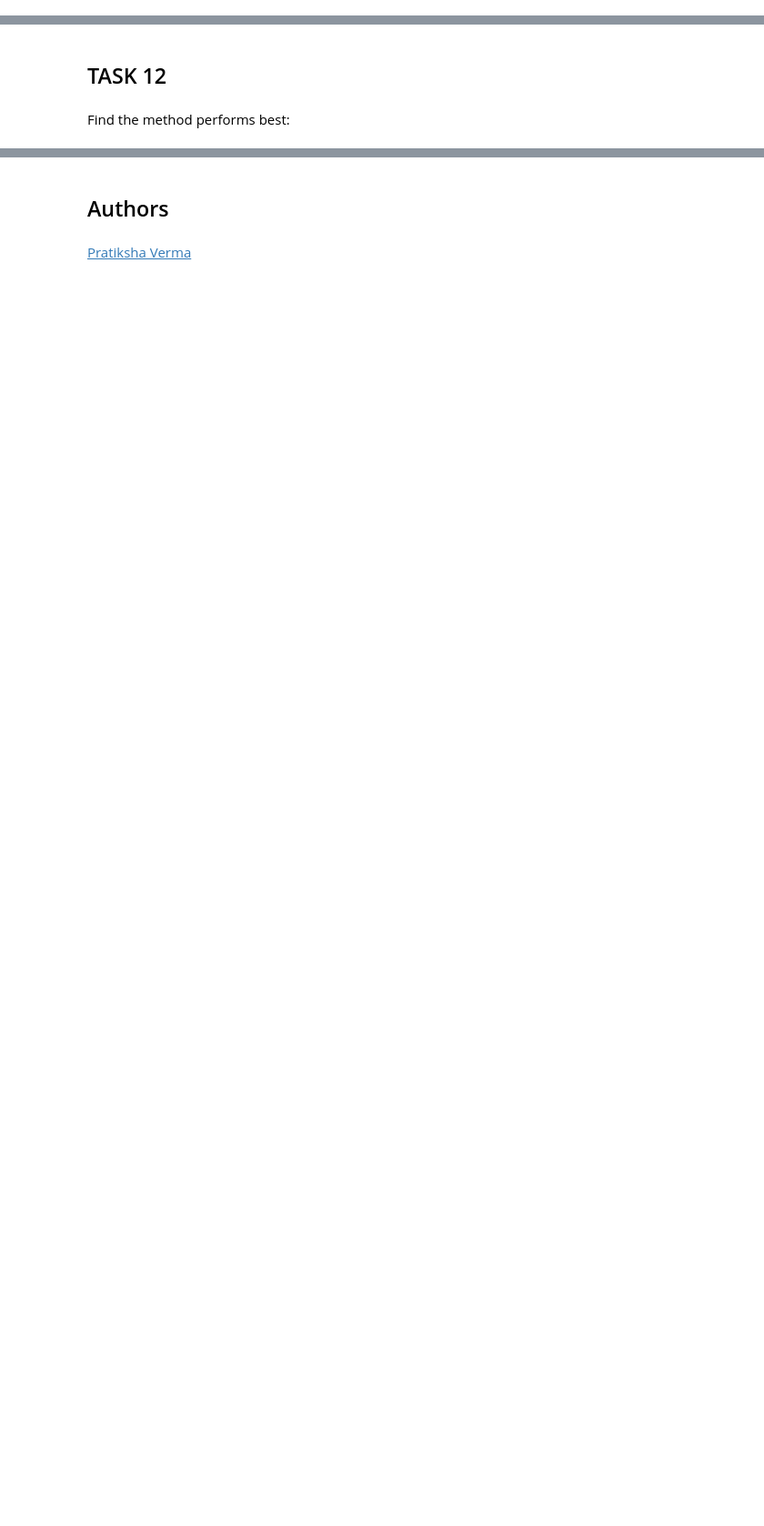
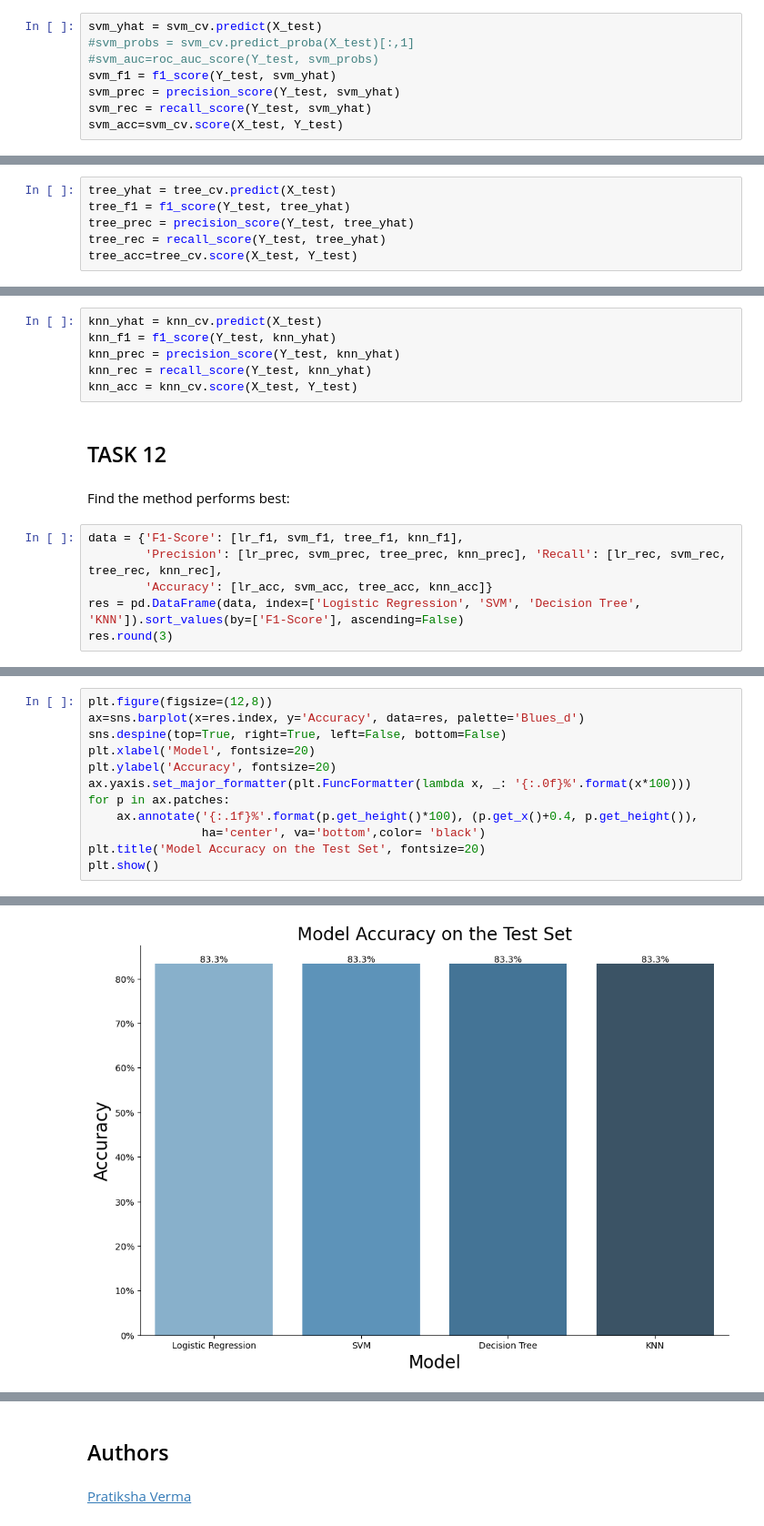
Before and after one commit to GSBS8081/ds_capstone_IBM_coursera, a Jupyter notebook: SpaceX_Machine Learning Prediction_Part_5.ipynb, the cells around one changed output, grey strips where cells are left out. Shown: that part at 91% size. Saved outputs shown, nothing was run; the diff lists cells and outputs as text; blank space fills up the shorter version.

```diff
--- a/SpaceX_Machine Learning Prediction_Part_5.ipynb
+++ b/SpaceX_Machine Learning Prediction_Part_5.ipynb
@@ -266,6 +287,14 @@ yhat=svm_cv.predict(X_test)
 plot_confusion_matrix(Y_test,yhat)
 # %% [output]
 [figure]
+# %%
+svm_yhat = svm_cv.predict(X_test)
+#svm_probs = svm_cv.predict_proba(X_test)[:,1]
+#svm_auc=roc_auc_score(Y_test, svm_probs)
+svm_f1 = f1_score(Y_test, svm_yhat)
+svm_prec = precision_score(Y_test, svm_yhat)
+svm_rec = recall_score(Y_test, svm_yhat)
+svm_acc=svm_cv.score(X_test, Y_test)
 # %% [markdown]
 ## TASK  8
 # %% [markdown]
@@ -329,6 +360,12 @@ yhat = tree_cv.predict(X_test)
 plot_confusion_matrix(Y_test,yhat)
 # %% [output]
 [figure]
+# %%
+tree_yhat = tree_cv.predict(X_test)
+tree_f1 = f1_score(Y_test, tree_yhat)
+tree_prec = precision_score(Y_test, tree_yhat)
+tree_rec = recall_score(Y_test, tree_yhat)
+tree_acc=tree_cv.score(X_test, Y_test)
 # %% [markdown]
 ## TASK  10
 # %% [markdown]
@@ -368,7 +408,19 @@ yhat = knn_cv.predict(X_test)
 plot_confusion_matrix(Y_test,yhat)
 # %% [output]
 [figure]
+# %%
+knn_yhat = knn_cv.predict(X_test)
+knn_f1 = f1_score(Y_test, knn_yhat)
+knn_prec = precision_score(Y_test, knn_yhat)
+knn_rec = recall_score(Y_test, knn_yhat)
+knn_acc = knn_cv.score(X_test, Y_test)
 # %% [markdown]
 ## TASK  12
 # %% [markdown]
 Find the method performs best:
+# %%
+data = {'F1-Score': [lr_f1, svm_f1, tree_f1, knn_f1],
+        'Precision': [lr_prec, svm_prec, tree_prec, knn_prec], 'Recall': [lr_rec, svm_rec, tree_rec, knn_rec],
+        'Accuracy': [lr_acc, svm_acc, tree_acc, knn_acc]}
+res = pd.DataFrame(data, index=['Logistic Regression', 'SVM', 'Decision Tree', 'KNN']).sort_values(by=['F1-Score'], ascending=False)
+res.round(3)
@@ -374,0 +433,13 @@ Find the method performs best:
+# %%
+plt.figure(figsize=(12,8))
+ax=sns.barplot(x=res.index, y='Accuracy', data=res, palette='Blues_d')
+sns.despine(top=True, right=True, left=False, bottom=False)
+plt.xlabel('Model', fontsize=20)
+plt.ylabel('Accuracy', fontsize=20)
+ax.yaxis.set_major_formatter(plt.FuncFormatter(lambda x, _: '{:.0f}%'.format(x*100)))
+for p in ax.patches:
+    ax.annotate('{:.1f}%'.format(p.get_height()*100), (p.get_x()+0.4, p.get_height()),
+                ha='center', va='bottom',color= 'black')
+plt.title('Model Accuracy on the Test Set', fontsize=20)
+plt.show()
+# %% [output]
@@ -374,0 +449 @@ Find the method performs best:
+[figure, added]
```
Also changed, not shown: parts of 20 cells of this notebook.
